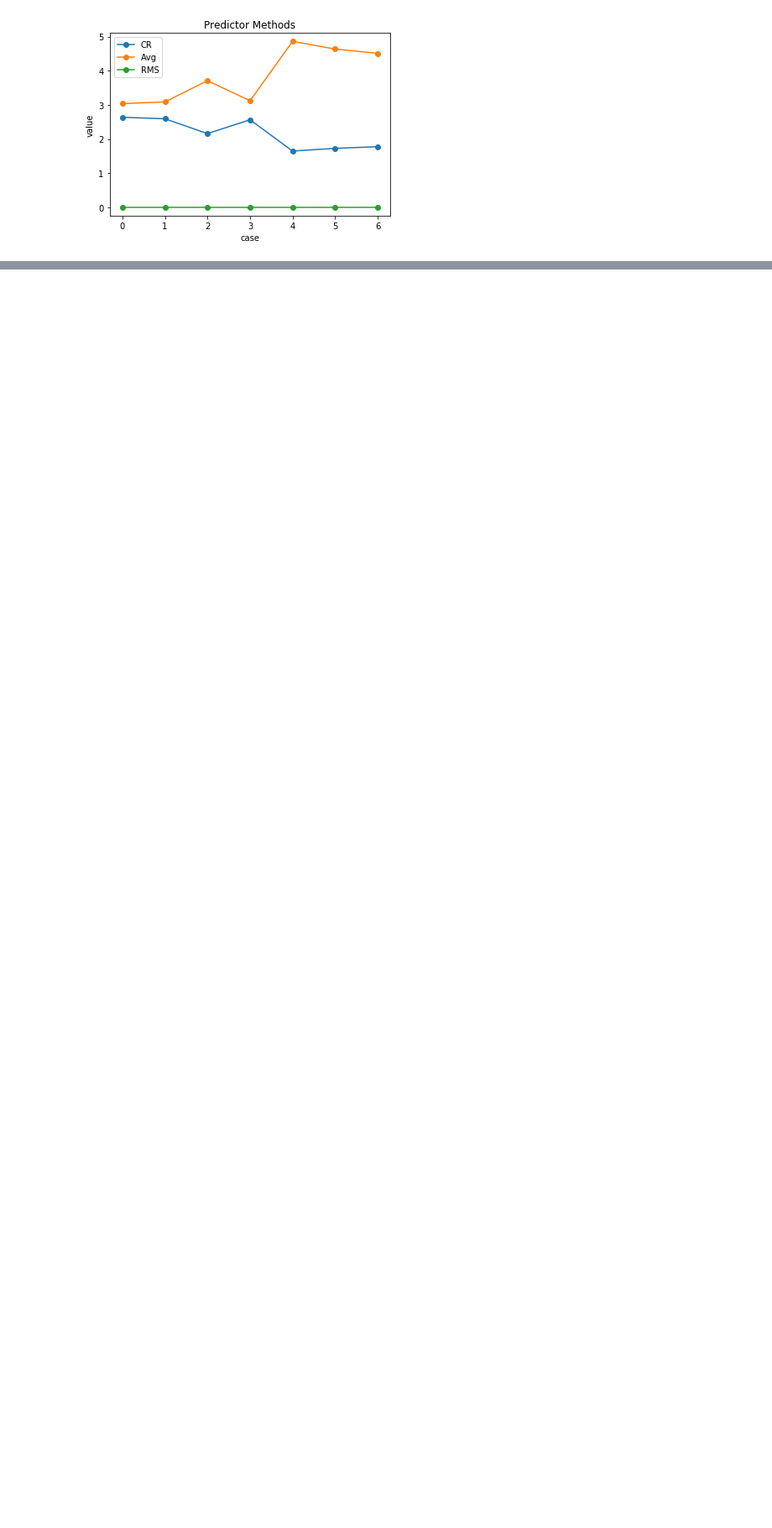
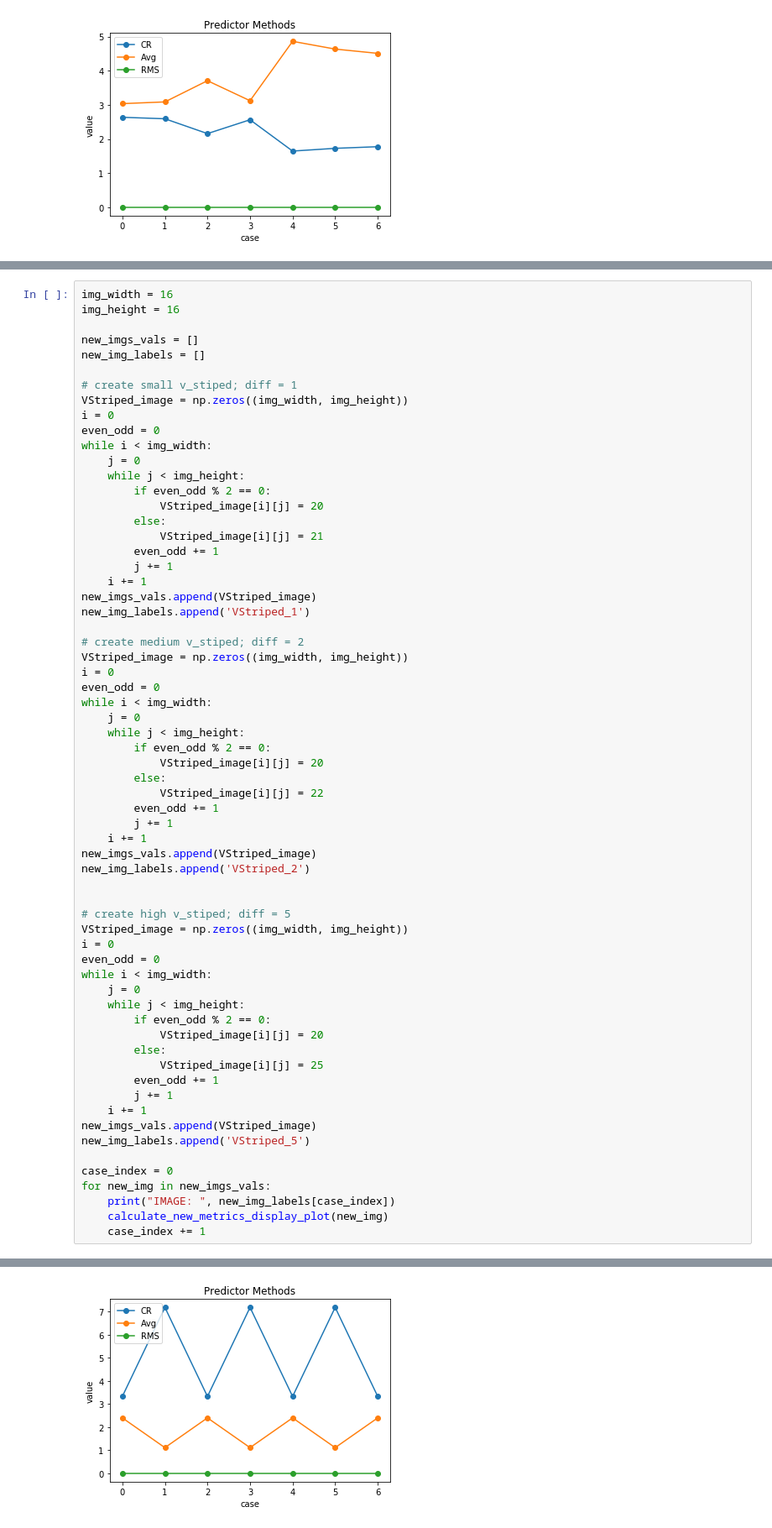
Before and after one commit to JackBurdick/MM_JPEG_report, a Jupyter notebook: Untitled.ipynb, the cells around one changed output, grey strips where cells are left out. Shown: that part at 84% size. Drawn from its saved outputs; the diff is of its cells as text; blank space fills up the shorter version.

```diff
--- a/Untitled.ipynb
+++ b/Untitled.ipynb
@@ -849,0 +1200,65 @@ plt.show()
+# %%
+img_width = 16
+img_height = 16
+
+new_imgs_vals = []
+new_img_labels = []
+
+# create small v_stiped; diff = 1
+VStriped_image = np.zeros((img_width, img_height))
+i = 0
+even_odd = 0
+while i < img_width:
+    j = 0
+    while j < img_height:
+        if even_odd % 2 == 0:
+            VStriped_image[i][j] = 20
+        else:
+            VStriped_image[i][j] = 21
+        even_odd += 1
+        j += 1
+    i += 1
+new_imgs_vals.append(VStriped_image)
+new_img_labels.append('VStriped_1')
+
+# create medium v_stiped; diff = 2
+VStriped_image = np.zeros((img_width, img_height))
+i = 0
+even_odd = 0
+while i < img_width:
+    j = 0
+    while j < img_height:
+        if even_odd % 2 == 0:
+            VStriped_image[i][j] = 20
+        else:
+            VStriped_image[i][j] = 22
+        even_odd += 1
+        j += 1
+    i += 1
+new_imgs_vals.append(VStriped_image)
+new_img_labels.append('VStriped_2')
+
+
+# create high v_stiped; diff = 5
+VStriped_image = np.zeros((img_width, img_height))
+i = 0
+even_odd = 0
+while i < img_width:
+    j = 0
+    while j < img_height:
+        if even_odd % 2 == 0:
+            VStriped_image[i][j] = 20
+        else:
+            VStriped_image[i][j] = 25
+        even_odd += 1
+        j += 1
+    i += 1
+new_imgs_vals.append(VStriped_image)
+new_img_labels.append('VStriped_5')
+
+case_index = 0
+for new_img in new_imgs_vals:
+    print("IMAGE: ", new_img_labels[case_index])
+    calculate_new_metrics_display_plot(new_img)
+    case_index += 1
+# %% [output]
@@ -849,0 +1266 @@ plt.show()
+[figure, added]
```
Also changed, not shown: parts of 30 cells of this notebook, 7 other files.
